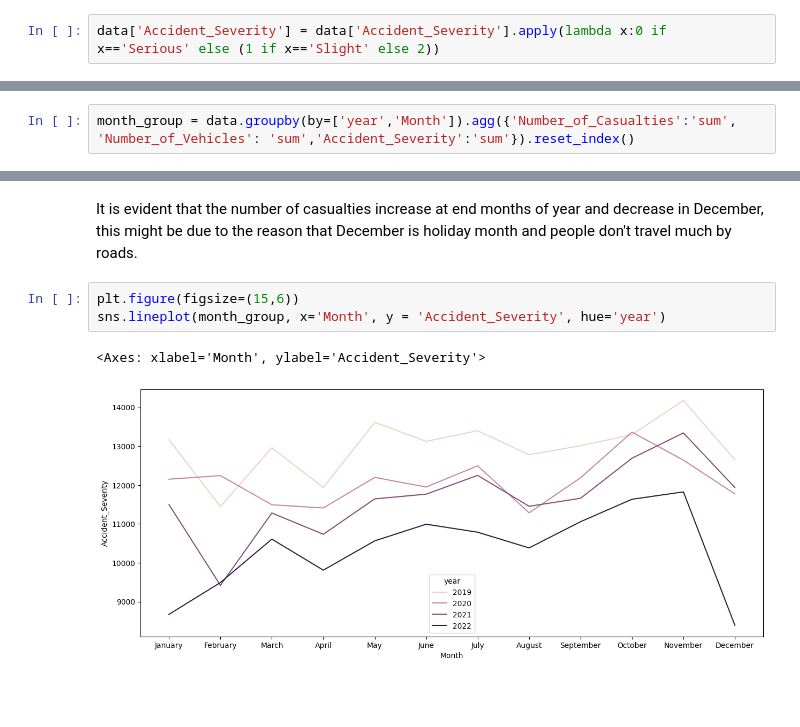
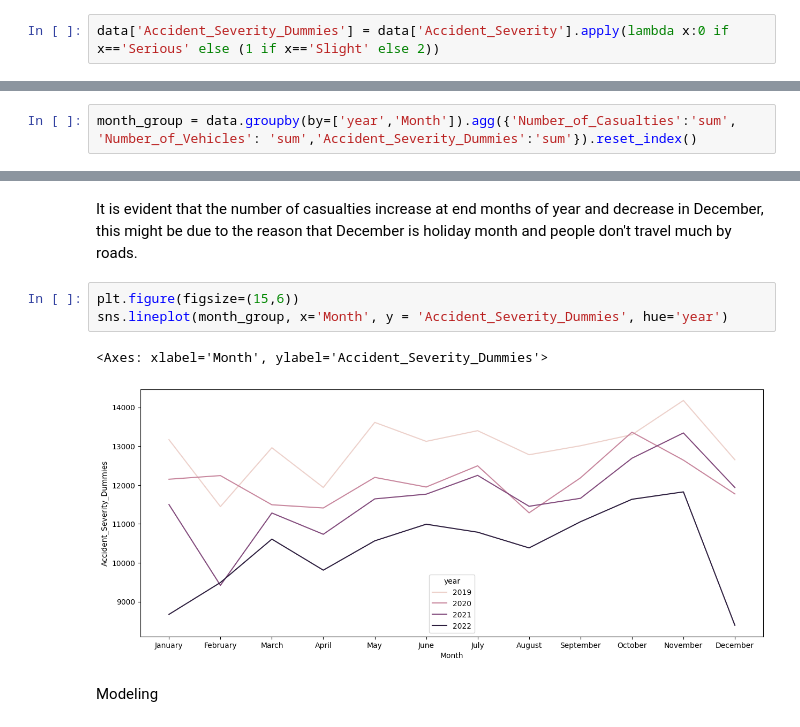
Before and after one commit to sainivas-99/Road-Accidents-Casualities-Analysis, a Jupyter notebook: Analysis.ipynb, the cells around one changed output, grey strips where cells are left out. Drawn from its saved outputs; the diff is of its cells as text; blank space fills up the shorter version.

Commit message:
Modeling

```diff
--- a/Analysis.ipynb
+++ b/Analysis.ipynb
@@ -337,7 +337,7 @@ data['Month'] = data['Accident_Date'].dt.month_name()
 data['Quarter'] = data['Accident_Date'].dt.quarter
 data['Week_name'] = data['Accident_Date'].dt.day_name()
 # %%
-data['Accident_Severity'] = data['Accident_Severity'].apply(lambda x:0 if x=='Serious' else (1 if x=='Slight' else 2))
+data['Accident_Severity_Dummies'] = data['Accident_Severity'].apply(lambda x:0 if x=='Serious' else (1 if x=='Slight' else 2))
 # %%
 data.head()
 # %% [output]
@@ -350,5 +350,5 @@ data.head()
 # %%
-month_group = data.groupby(by=['year','Month']).agg({'Number_of_Casualties':'sum', 'Number_of_Vehicles': 'sum','Accident_Severity':'sum'}).reset_index()
+month_group = data.groupby(by=['year','Month']).agg({'Number_of_Casualties':'sum', 'Number_of_Vehicles': 'sum','Accident_Severity_Dummies':'sum'}).reset_index()
 # %%
 month_order = ['January', 'February', 'March', 'April', 'May', 'June', 'July', 'August', 'September', 'October', 'November', 'December']
 month_group['Month'] = pd.Categorical(month_group['Month'], categories=month_order, ordered=True)
@@ -363,7 +363,9 @@ Text(0.5, 1.0, 'Monthly data of Casualties')
 It is evident that the number of casualties increase at end months of year and decrease in December, this might be due to the reason that December is holiday month and people don't travel much by roads.
 # %%
 plt.figure(figsize=(15,6))
-sns.lineplot(month_group, x='Month', y = 'Accident_Severity', hue='year')
+sns.lineplot(month_group, x='Month', y = 'Accident_Severity_Dummies', hue='year')
 # %% [output]
-<Axes: xlabel='Month', ylabel='Accident_Severity'>
+<Axes: xlabel='Month', ylabel='Accident_Severity_Dummies'>
-[figure, old version]
+[figure, new version]
+# %% [markdown]
+Modeling
```
Also changed, not shown: parts of 6 cells of this notebook.
